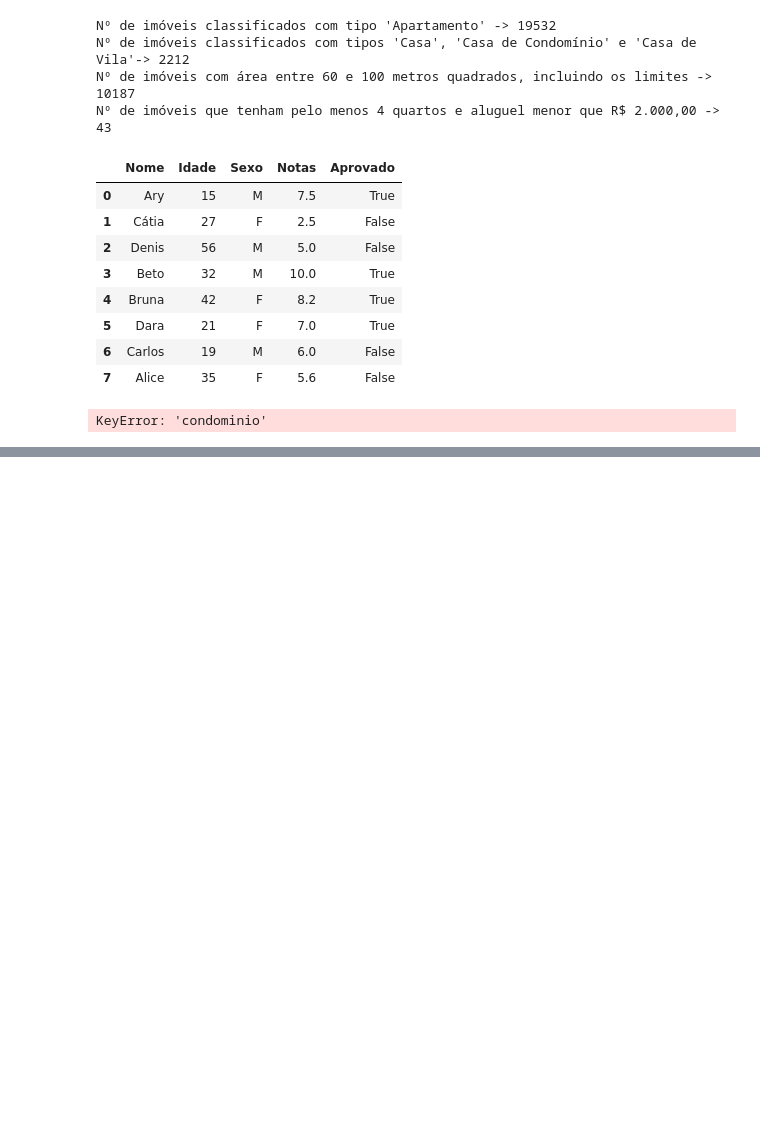
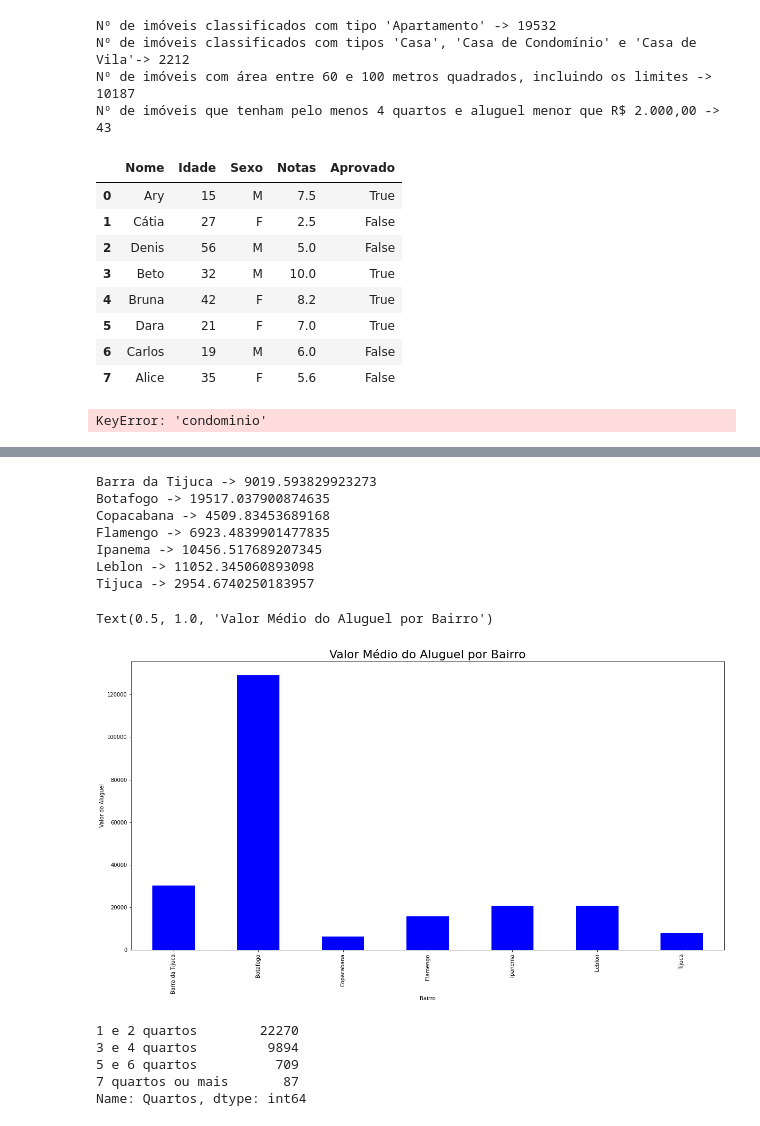
Before and after one commit to Reiniger95/cursopandas, a Jupyter notebook: main.ipynb, the cells around one changed output, grey strips where cells are left out. Cells and saved outputs as stored; diff of their text form; code cells hidden in the pictures; blank space fills up the shorter version.

```diff
--- a/main.ipynb
+++ b/main.ipynb
@@ -276,0 +282,14 @@ FileNotFoundError: [Errno 2] No such file or directory: 'dados/aluguel_residenci
+# %%
+import pandas as pd
+
+dados = pd.read_csv('aluguel.csv', sep =';')
+
+bairros = ['Barra da Tijuca', 'Copacabana', 'Ipanema', 'Leblon', 'Botafogo', 'Flamengo', 'Tijuca']
+selecao = dados['Bairro'].isin(bairros)
+dados = dados[selecao]
+dados['Bairro'].drop_duplicates()
+dados_bairro = dados.groupby('Bairro')
+
+for bairro, dados in dados_bairro:
+    print('{} -> {}'.format(bairro, dados.Valor.mean()))
+dados_bairro[['Valor', 'Condominio']].mean().round(2)
@@ -276,0 +332,59 @@ FileNotFoundError: [Errno 2] No such file or directory: 'dados/aluguel_residenci
+# %%
+import pandas as pd
+import matplotlib.pyplot as plt
+
+dados = pd.read_csv('aluguel.csv', sep =';')
+
+bairros = ['Barra da Tijuca', 'Copacabana', 'Ipanema', 'Leblon', 'Botafogo', 'Flamengo', 'Tijuca']
+selecao = dados['Bairro'].isin(bairros)
+dados = dados[selecao]
+dados['Bairro'].drop_duplicates()
+dados_bairro = dados.groupby('Bairro')
+
+for bairro, dados in dados_bairro:
+    print('{} -> {}'.format(bairro, dados.Valor.mean()))
+dados_bairro[['Valor', 'Condominio']].mean().round(2)
+dados_bairro['Valor'].describe().round(2)
+dados_bairro['Valor'].aggregate(['min', 'max', 'sum']).rename(columns = {'min': 'Mínimo', 'max': 'Máximo'})
+
+
+%matplotlib inline
+
+plt.rc('figure', figsize = (20,10))
+fig = dados_bairro['Valor'].std().plot.bar(color = 'blue')
+fig = dados_bairro['Valor'].mean().plot.bar(color = 'blue')
+fig.set_ylabel('Valor do Aluguel')
+fig.set_title('Valor Médio do Aluguel por Bairro', {'fontsize': 22})
+# %% [output]
+Barra da Tijuca -> 9019.593829923273
+Botafogo -> 19517.037900874635
+Copacabana -> 4509.83453689168
+Flamengo -> 6923.4839901477835
+Ipanema -> 10456.517689207345
+Leblon -> 11052.345060893098
+Tijuca -> 2954.6740250183957
+Text(0.5, 1.0, 'Valor Médio do Aluguel por Bairro')
+[figure, added]
+# %%
+import pandas as pd
+dados = pd.read_csv('aluguel.csv', sep = ';')
+dados.head(10)
+
+
+classes = [0, 2, 4, 6, 100]
+
+quartos = pd.cut(dados.Quartos, classes)
+
+# pd.value_counts(quartos)
+labels = ['1 e 2 quartos', '3 e 4 quartos', '5 e 6 quartos', '7 quartos ou mais' ]
+quartos = pd.cut(dados.Quartos, classes, labels = labels)
+
+
+quartos = pd.cut(dados.Quartos, classes, labels = labels, include_lowest = True)
+pd.value_counts(quartos)
+# %% [output]
+1 e 2 quartos        22270
+3 e 4 quartos         9894
+5 e 6 quartos          709
+7 quartos ou mais       87
+Name: Quartos, dtype: int64
```
Also changed, not shown: parts of 6 cells of this notebook.
